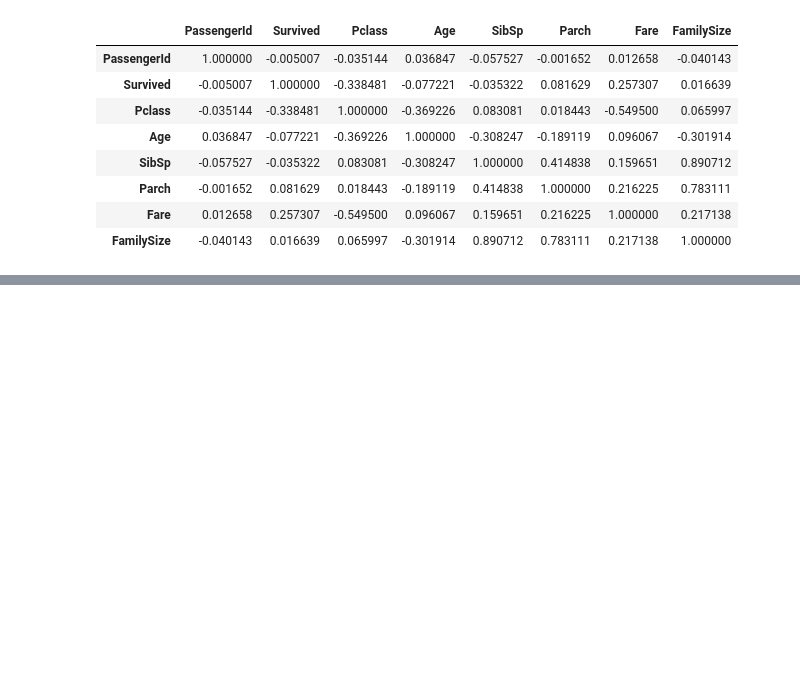
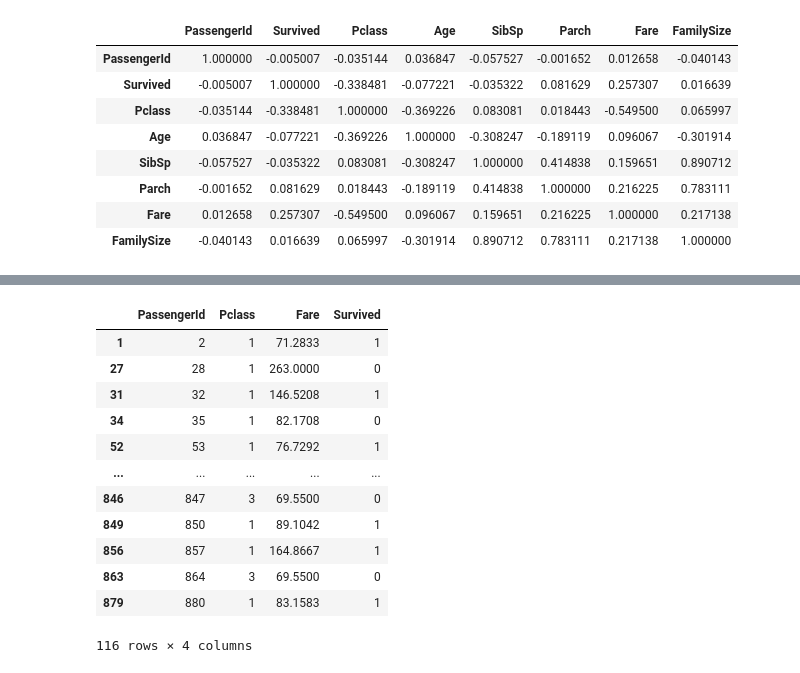
Before and after one commit to SumaiyaaRq/eda-projects, a Jupyter notebook: Titanic_EDA.ipynb, the cells around one changed output, grey strips where cells are left out. Saved outputs shown, nothing was run; the diff lists cells and outputs as text; code cells hidden in the pictures; blank space fills up the shorter version.

```diff
--- a/Titanic_EDA.ipynb
+++ b/Titanic_EDA.ipynb
@@ -342,0 +360,15 @@ corr
+# %%
+# Outliers Detection for Fare Feature
+
+
+# Question:
+# What is the interquartile range (IQR) of the Fare feature?
+
+Q1 = df["Fare"].quantile(0.25)
+Q3 = df["Fare"].quantile(0.75)
+
+IQR = Q3 - Q1
+
+print("Q1:", Q1)
+print("Q3:", Q3)
+print("IQR:", IQR)
@@ -342,0 +379,9 @@ corr
+# %%
+# Question:
+# What are the lower and upper bounds for detecting outliers in the Fare feature?
+
+upper_bound = Q3 + 1.5 * IQR
+lower_bound = Q1 - 1.5 * IQR
+
+print("Lower bound:", lower_bound)
+print("Upper bound:", upper_bound)
@@ -342,0 +391,7 @@ corr
+# %%
+# Question:
+# How many outliers are there in the Fare feature?
+
+fare_outliers = df[df["Fare"] > upper_bound]
+
+print("Number of Fare outliers:", len(fare_outliers))
@@ -342,0 +419,16 @@ corr
+# %%
+fare_outliers[["PassengerId", "Pclass", "Fare","Survived"]]
+# %% [output]
+|  | PassengerId | Pclass | Fare | Survived |
+| 1 | 2 | 1 | 71.2833 | 1 |
+| 27 | 28 | 1 | 263.0000 | 0 |
+| 31 | 32 | 1 | 146.5208 | 1 |
+| 34 | 35 | 1 | 82.1708 | 0 |
+| 52 | 53 | 1 | 76.7292 | 1 |
+| ... | ... | ... | ... | ... |
+| 846 | 847 | 3 | 69.5500 | 0 |
+| 849 | 850 | 1 | 89.1042 | 1 |
+| 856 | 857 | 1 | 164.8667 | 1 |
+| 863 | 864 | 3 | 69.5500 | 0 |
+| 879 | 880 | 1 | 83.1583 | 1 |
+116 rows × 4 columns
```
Also changed, not shown: parts of 7 cells of this notebook.
